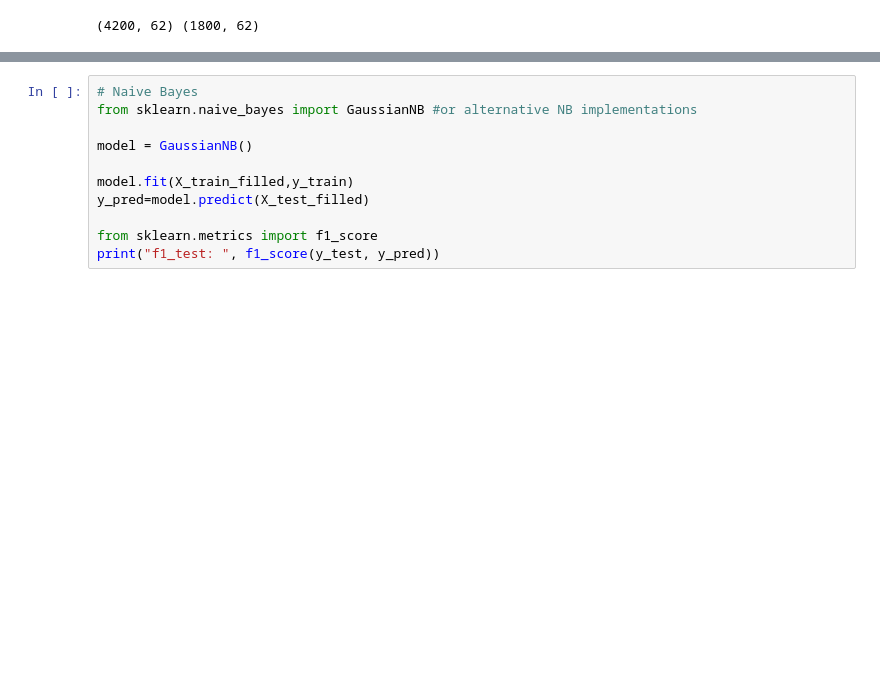
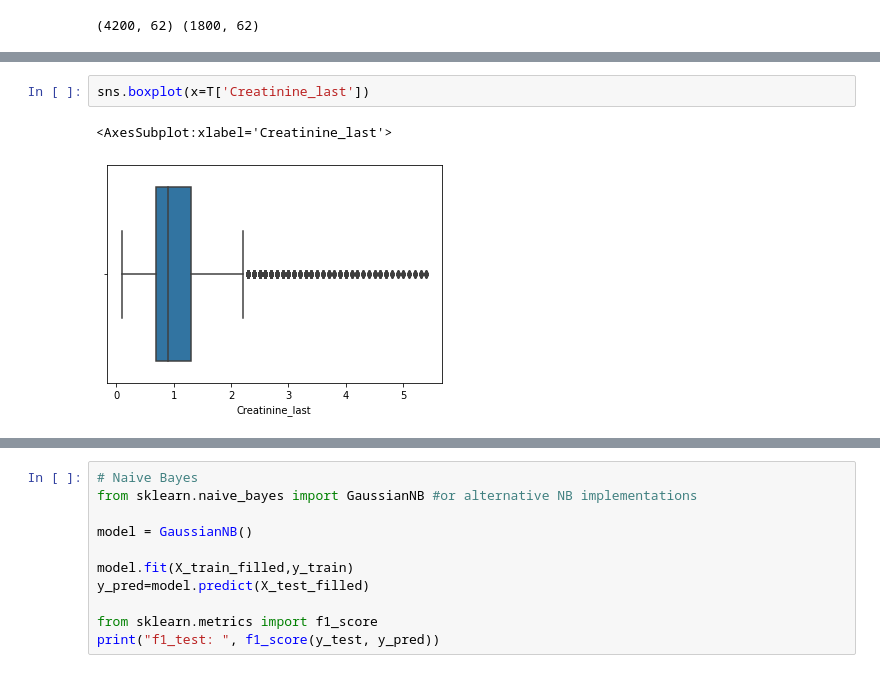
Before and after one commit to GabrieleCalamai/ICU-challenge, a Jupyter notebook: Challenge.ipynb, the cells around one changed output, grey strips where cells are left out. Drawn from its saved outputs; the diff is of its cells as text; blank space fills up the shorter version.

```diff
--- a/Challenge.ipynb
+++ b/Challenge.ipynb
@@ -175,0 +221,5 @@ X_test_filled = X_test.fillna(X_train.mean())
+# %%
+sns.boxplot(x=T['Creatinine_last'])
+# %% [output]
+<AxesSubplot:xlabel='Creatinine_last'>
+[figure, added]
```
Also changed, not shown: parts of 8 cells of this notebook.
